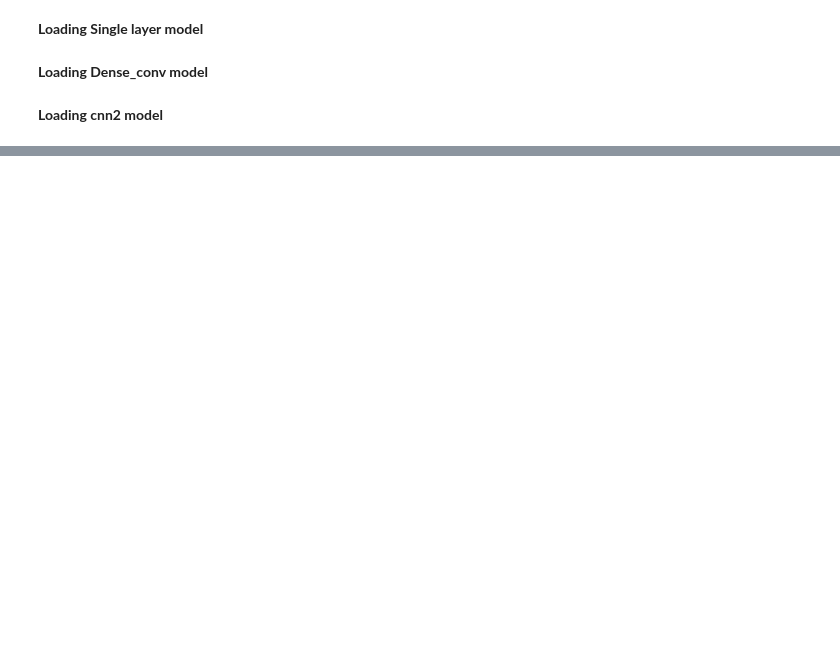
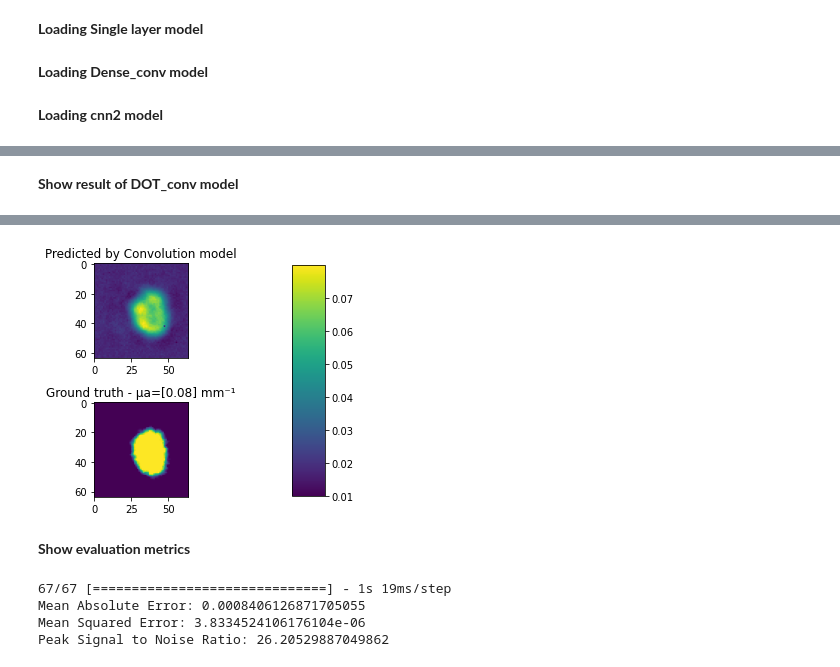
Before and after one commit to anismaysami/Reconstruction-of-DOT-image-using-Deep-Learning, a Jupyter notebook: Training.ipynb, the cells around one changed output, grey strips where cells are left out. Saved outputs shown, nothing was run; the diff lists cells and outputs as text; code cells hidden in the pictures; blank space fills up the shorter version.

```diff
--- a/Training.ipynb
+++ b/Training.ipynb
@@ -448,6 +468,6 @@ model_1.summary()
 **Loading DOT_conv model**
 # %%
 # load DOT_conv model
-model_2 = load_model('/content/drive/MyDrive/DOT_convnet_model.h5')
+DOT_conv_model = load_model('/content/drive/MyDrive/DOT_convnet_model.h5')
 #summarize model.
-model_2.summary()
+DOT_conv_model.summary()
@@ -472,0 +532,11 @@ model_5.summary()
+# %% [markdown]
+**Show result of DOT_conv model**
+# %%
+#DOT_conv model
+model=DOT_conv_model
+model_name='Convolution model'
+data=norm_data_test_conv
+realmua=mua_test
+index=896
+show_reconstructed.reconstruction(model, model_name, index, data, realmua, 64 , 64 )
+# %% [output]
@@ -472,0 +545,14 @@ model_5.summary()
+[figure, added]
+# %% [markdown]
+**Show evaluation metrics**
+# %%
+#MLP model
+index=258
+data=norm_data_test
+realmua=mua_test
+evaluation(MLP_model, index, data, realmua)
+# %% [output]
+67/67 [==============================] - 1s 19ms/step
+Mean Absolute Error: 0.0008406126871705055
+Mean Squared Error: 3.8334524106176104e-06
+Peak Signal to Noise Ratio: 26.20529887049862
```
Also changed, not shown: parts of 10 cells of this notebook.
